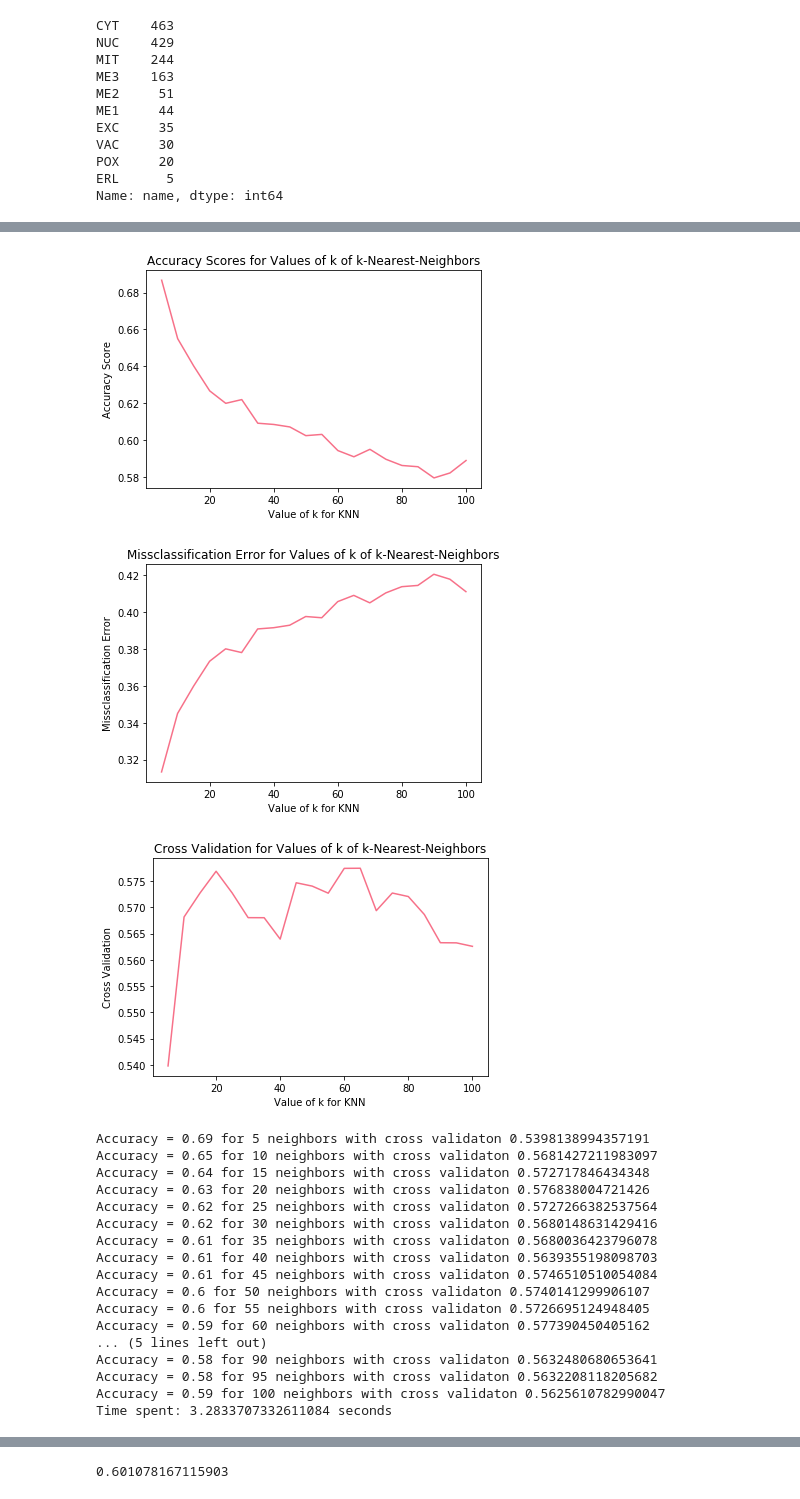
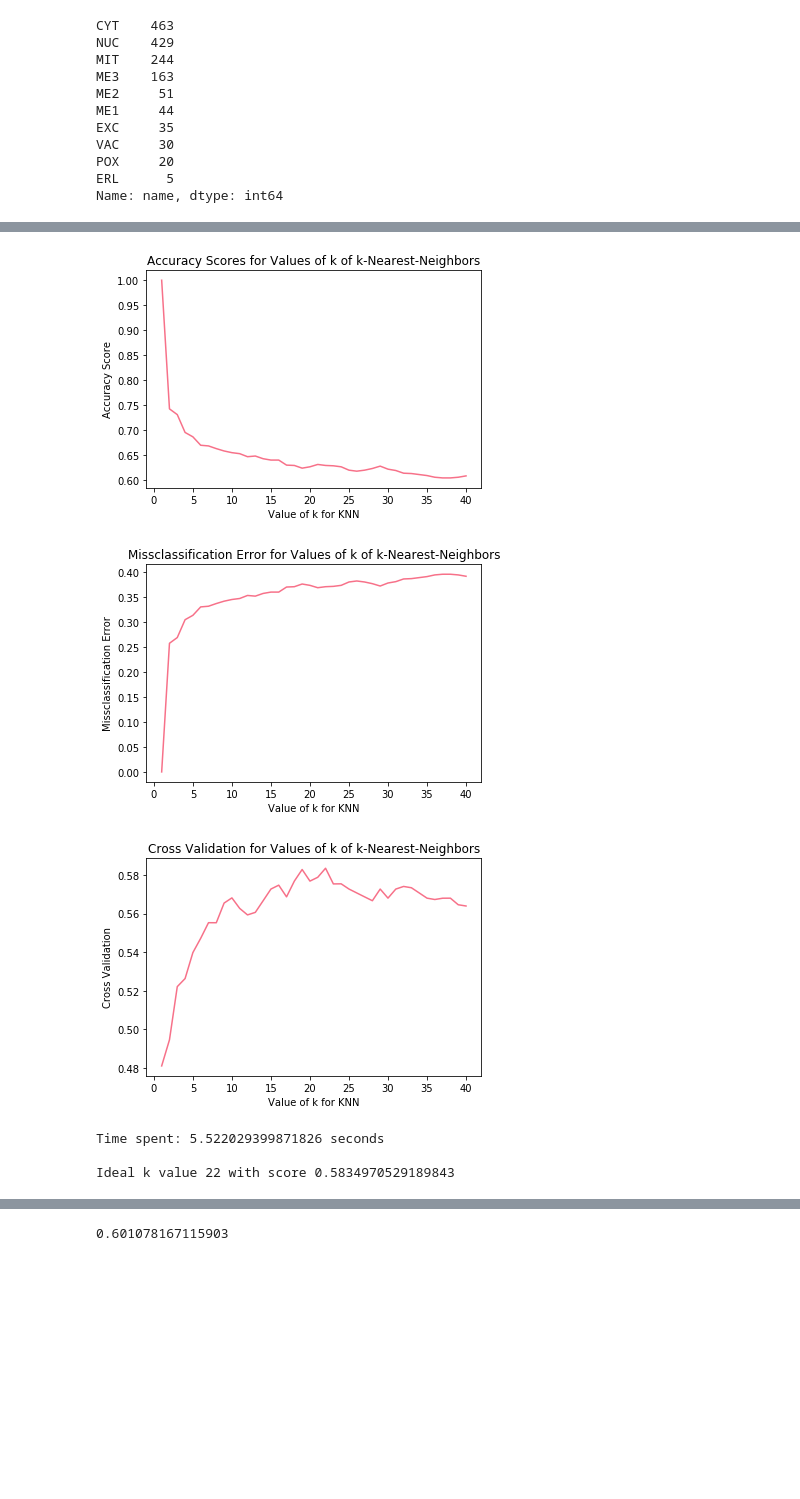
Before and after one commit to diogomotapinto/IART-Vision, a Jupyter notebook: Project_iart .ipynb, the cells around one changed output, grey strips where cells are left out. Saved outputs shown, nothing was run; the diff lists cells and outputs as text; code cells hidden in the pictures; blank space fills up the shorter version.

```diff
--- a/Project_iart .ipynb
+++ b/Project_iart .ipynb
@@ -171,8 +171,9 @@ Name: name, dtype: int32
 from sklearn.model_selection import cross_val_score
 start = time.time()
 k_range = []
-for x in range(1,21):
-  k_range.append(x*5)
+ideal = [0,0]
+for x in range(1,41):
+  k_range.append(x*1)
 
 scores = []
 cv = []
@@ -180,58 +181,47 @@ for k in k_range:
     knn = KNeighborsClassifier(n_neighbors=k)
     knn.fit(X, y)
     y_pred = knn.predict(X)
     scores.append(metrics.accuracy_score(y, y_pred))
     cv_scores = cross_val_score(knn, X, y, cv=5)
     cv.append(np.mean(cv_scores))
+    if ideal[1] < np.mean(cv_scores):
+        ideal = [k,np.mean(cv_scores)]
 
 MSE = [1 - x for x in scores]
 end = time.time()
 plt.plot(k_range, scores)
 plt.xlabel('Value of k for KNN')
 plt.ylabel('Accuracy Score')
 plt.title('Accuracy Scores for Values of k of k-Nearest-Neighbors')
 plt.show()
 
 plt.plot(k_range, MSE)
 plt.xlabel('Value of k for KNN')
 plt.ylabel('Missclassification Error')
 plt.title('Missclassification Error for Values of k of k-Nearest-Neighbors')
 plt.show()
 
 plt.plot(k_range, cv)
 plt.xlabel('Value of k for KNN')
 plt.ylabel('Cross Validation')
 plt.title('Cross Validation for Values of k of k-Nearest-Neighbors')
 plt.show()
 
 timeSpent = end - start
-counter = 0
-for score in scores:
-  print('Accuracy = {} for {} neighbors with cross validaton {}'.format(round(score,2),k_range[counter],cv[counter]))
-  counter = counter + 1
-
+#counter = 0
+#for score in scores:
+#  print('Accuracy = {} for {} neighbors with cross validaton {}'.format(round(score,2),k_range[counter],cv[counter]))
+#  counter = counter + 1
 print('Time spent: {} seconds'.format(timeSpent))
+print()
+print('Ideal k value {} with score {}'.format(ideal[0],ideal[1]))
 # %% [output]
-[figure, old version]
+[figure, new version]
-[figure, old version]
+[figure, new version]
-[figure, old version]
+[figure, new version]
-Accuracy = 0.69 for 5 neighbors with cross validaton 0.5398138994357191
-Accuracy = 0.65 for 10 neighbors with cross validaton 0.5681427211983097
-Accuracy = 0.64 for 15 neighbors with cross validaton 0.572717846434348
-Accuracy = 0.63 for 20 neighbors with cross validaton 0.576838004721426
-Accuracy = 0.62 for 25 neighbors with cross validaton 0.5727266382537564
-Accuracy = 0.62 for 30 neighbors with cross validaton 0.5680148631429416
-Accuracy = 0.61 for 35 neighbors with cross validaton 0.5680036423796078
-Accuracy = 0.61 for 40 neighbors with cross validaton 0.5639355198098703
-Accuracy = 0.61 for 45 neighbors with cross validaton 0.5746510510054084
-Accuracy = 0.6 for 50 neighbors with cross validaton 0.5740141299906107
-Accuracy = 0.6 for 55 neighbors with cross validaton 0.5726695124948405
-Accuracy = 0.59 for 60 neighbors with cross validaton 0.577390450405162
-... (5 lines left out)
-Accuracy = 0.58 for 90 neighbors with cross validaton 0.5632480680653641
-Accuracy = 0.58 for 95 neighbors with cross validaton 0.5632208118205682
-Accuracy = 0.59 for 100 neighbors with cross validaton 0.5625610782990047
-Time spent: 3.2833707332611084 seconds
+Time spent: 5.522029399871826 seconds
+
+Ideal k value 22 with score 0.5834970529189843
 # %%
 # Calculate KNN accuracy
 y_pred = knn.predict(X)
```
Also changed, not shown: parts of 2 cells of this notebook.
